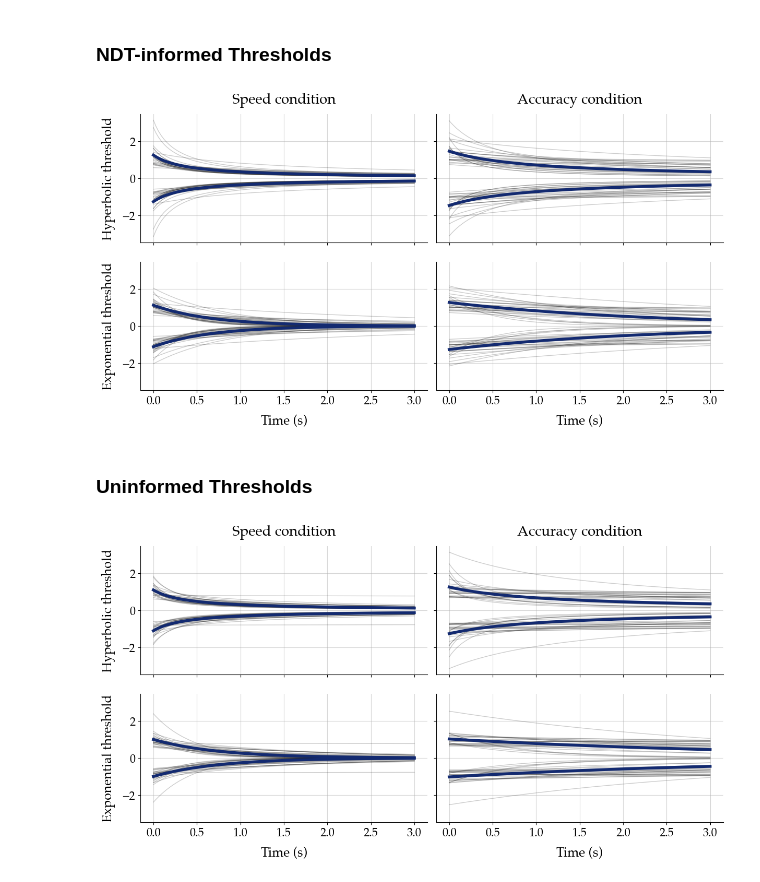
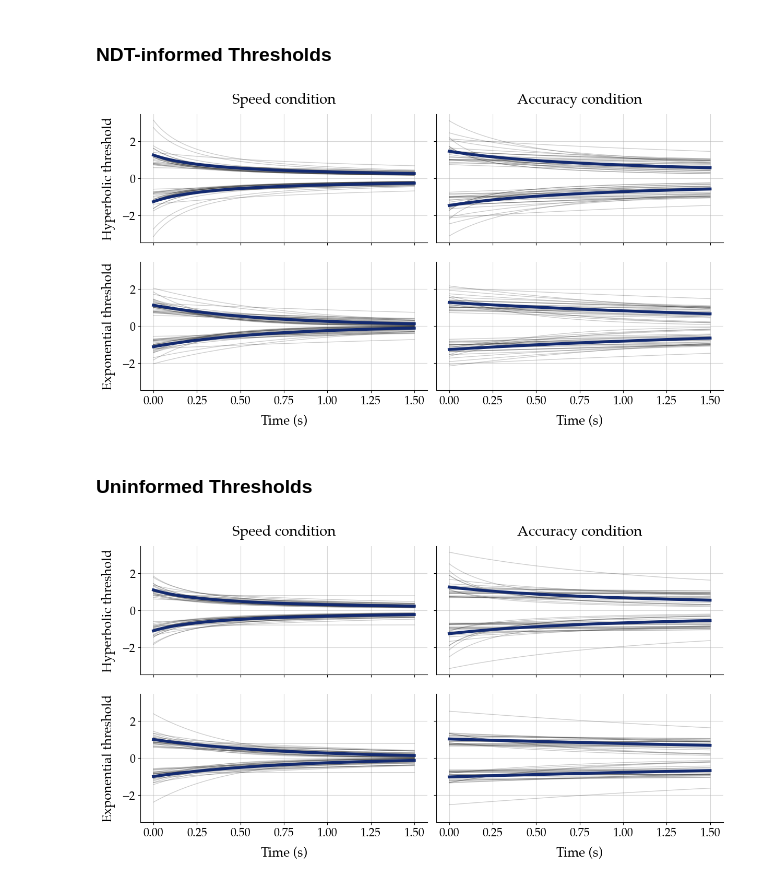
Before and after one commit to AmirHoseinHadian/CTDM_recovery, a Jupyter notebook: _Application/_Study1/plot_threshold.ipynb, the cells around one changed output. Saved outputs shown, nothing was run; the diff lists cells and outputs as text; code cells hidden in the pictures.

```diff
--- a/_Application/_Study1/plot_threshold.ipynb
+++ b/_Application/_Study1/plot_threshold.ipynb
@@ -33,7 +33,7 @@ exp_accuracy = pd.read_csv('_prms/exp_accuracy.csv')
 
 thresholds = [hyp_speed, hyp_accuracy, exp_speed, exp_accuracy]
 # %%
-time = np.linspace(0, 3, 100)
+time = np.linspace(0, 1.5, 100)
 fig, axs = plt.subplots(2, 2, figsize=(12, 6.5), layout='constrained', sharey=True, sharex=True)
 for i, ax in enumerate(axs.flat):
     for j in range(hyp_speed.shape[0]):
@@ -67,34 +67,34 @@ for i, ax in enumerate(axs.flat):
             c=COLOR, alpha=1, linewidth=LINE_WIDTH + 3
         )
     else:
         ax.plot(
             time, exponential(thresholds[i]['b0'].mean(), thresholds[i]['lambda'].mean(), time),
             c=COLOR, alpha=1, linewidth=LINE_WIDTH + 3
         )
         ax.plot(
             time, exponential(-thresholds[i]['b0'].mean(), thresholds[i]['lambda'].mean(), time),
             c=COLOR, alpha=1, linewidth=LINE_WIDTH + 3
         )
     if i == 0:
         ax.set_ylabel('Hyperbolic threshold', fontsize=FONT_SIZE_2, labelpad=10)
         ax.set_title("Speed condition", fontsize=FONT_SIZE_1, pad=15)
     if i == 1:
         ax.set_title("Accuracy condition", fontsize=FONT_SIZE_1, pad=15)
     if i == 2:
         ax.set_ylabel('Exponential threshold', fontsize=FONT_SIZE_2, labelpad=10)
     ax.tick_params(labelsize=FONT_SIZE_3)
     ax.grid(alpha=0.5)
 sns.despine()
 fig.set_constrained_layout_pads(hspace=0.1, wspace=0.02)
 
 fig.savefig(
     '_plots/thresholds_ndt_informed_s1.pdf',
     transparent=True,
     dpi=600,
     bbox_inches='tight'
 )
 # %% [output]
-[figure, old version]
+[figure, new version]
 # %% [markdown]
 ### Uninformed Thresholds
 # %%
@@ -105,7 +105,7 @@ exp_accuracy = pd.read_csv('_prms/bexp_accuracy.csv')
 
 thresholds = [hyp_speed, hyp_accuracy, exp_speed, exp_accuracy]
 # %%
-time = np.linspace(0, 3, 100)
+time = np.linspace(0, 1.5, 100)
 fig, axs = plt.subplots(2, 2, figsize=(12, 6.5), layout='constrained', sharey=True, sharex=True)
 for i, ax in enumerate(axs.flat):
     for j in range(hyp_speed.shape[0]):
@@ -166,4 +166,4 @@ fig.savefig(
     bbox_inches='tight'
 )
 # %% [output]
-[figure, old version]
+[figure, new version]
```
Also changed, not shown: 5 other files.
